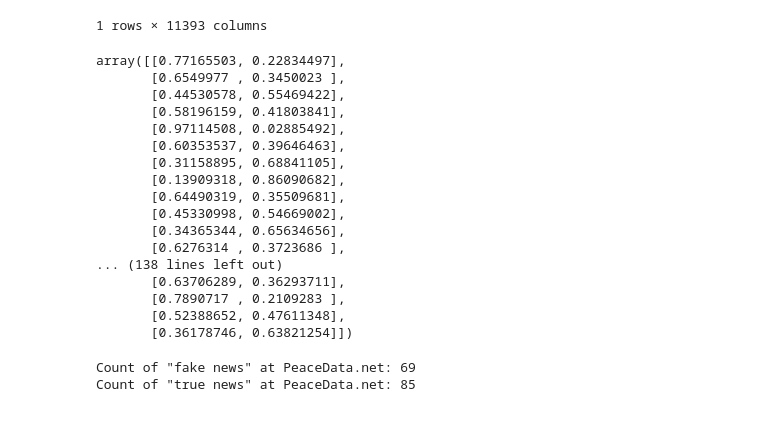
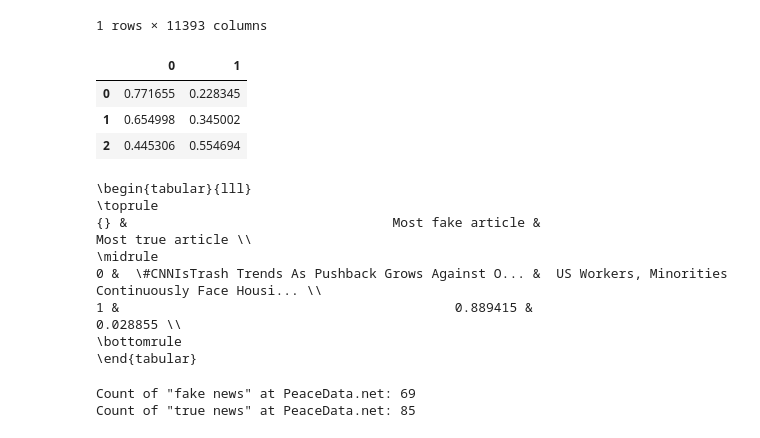
Before and after one commit to pgb206/ISDS2022_group7, a Jupyter notebook: project/project.ipynb, the cells around one changed output. Drawn from its saved outputs; the diff is of its cells as text; code cells hidden in the pictures.

```diff
--- a/project/project.ipynb
+++ b/project/project.ipynb
@@ -799,8 +795,8 @@ plt.savefig('figs/learning_curve.pdf', bbox_inches='tight')
 # %% [markdown]
 ### Validation curve:
 # %%
-Cs = np.logspace(-4, 4, 50)
-Cs = 1/Cs
+lambdas = np.logspace(-4, 4, 50)
+Cs = 1/lambdas
 
 
 
@@ -1003,20 +1002,11 @@ pdn_preds = lr.predict_proba(pdn_test_bag)
-# %%
-pdn_preds
-# %% [output]
-array([[0.77165503, 0.22834497],
-       [0.6549977 , 0.3450023 ],
-       [0.44530578, 0.55469422],
-       [0.58196159, 0.41803841],
-       [0.97114508, 0.02885492],
-       [0.60353537, 0.39646463],
-       [0.31158895, 0.68841105],
-       [0.13909318, 0.86090682],
-       [0.64490319, 0.35509681],
-       [0.45330998, 0.54669002],
-       [0.34365344, 0.65634656],
-       [0.6276314 , 0.3723686 ],
-... (138 lines left out)
-       [0.63706289, 0.36293711],
-       [0.7890717 , 0.2109283 ],
-       [0.52388652, 0.47611348],
-       [0.36178746, 0.63821254]])
+# %%
+pdn_bag = tfidf.transform(X_pdn) #Make our bag of words
+pdn_preds = lr.predict_proba(pdn_bag) #From our previously fitted model on PolitiFact.com, we predict the probabilities of fake or true news
+# %%
+pdn_preds_df = pd.DataFrame(pdn_preds) #We then make a dataframe from our predictions. Our predictions are an array.
+pdn_preds_df.head(n=3) #Column 0 is 'true' and 1 is 'fake'
+# %% [output]
+|  | 0 | 1 |
+| 0 | 0.771655 | 0.228345 |
+| 1 | 0.654998 | 0.345002 |
+| 2 | 0.445306 | 0.554694 |
@@ -1023,3 +1023,16 @@ array([[0.77165503, 0.22834497],
+# %%
+#Make Latex table
+print(pd.DataFrame({'Most fake article': [most_fake_article_pdn_title, most_fake_article_pdn_prob],\
+     'Most true article': [most_true_article_pdn_title, most_true_article_pdn_prob]}, np.arange(2)).to_latex())
+# %% [output]
+\begin{tabular}{lll}
+\toprule
+{} &                                  Most fake article &                                  Most true article \\
+\midrule
+0 &  \#CNNIsTrash Trends As Pushback Grows Against O... &  US Workers, Minorities Continuously Face Housi... \\
+1 &                                           0.889415 &                                           0.028855 \\
+\bottomrule
+\end{tabular}
 # %%
 pdn_list = []
 
```
Also changed, not shown: parts of 19 cells of this notebook, 6 other files.
